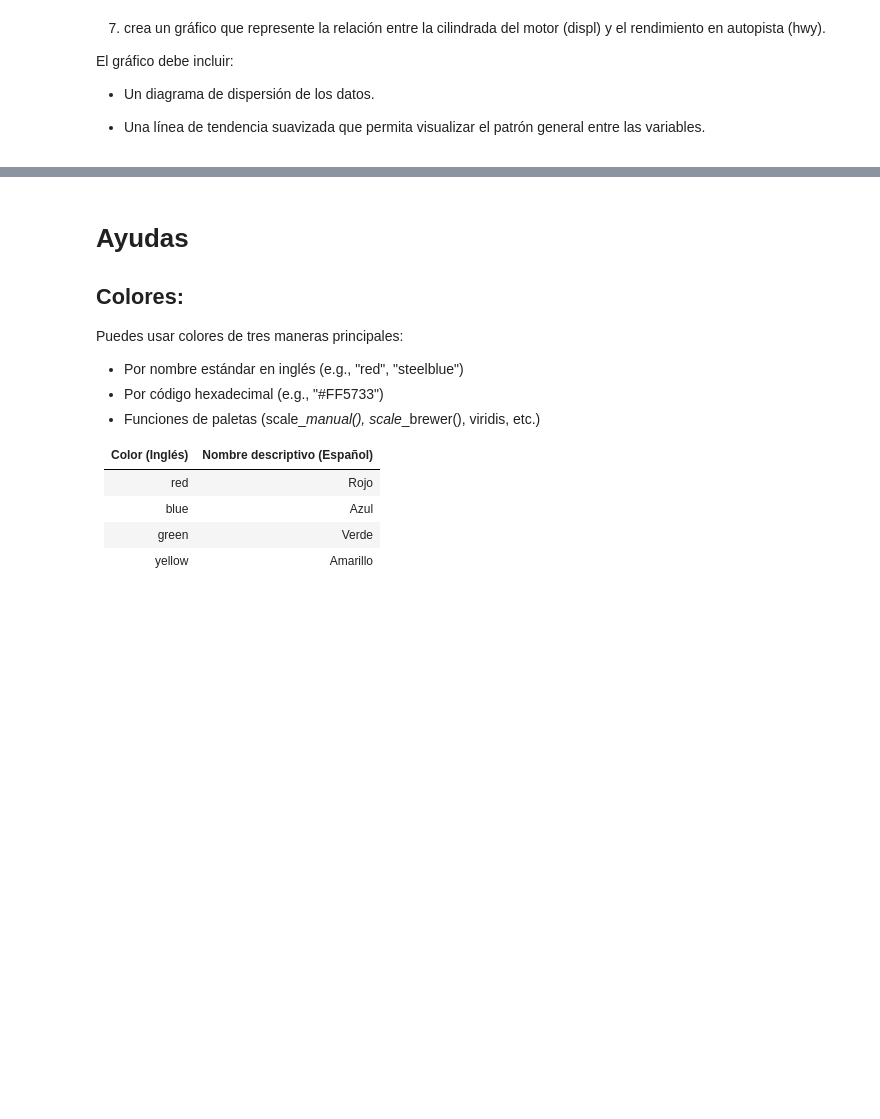
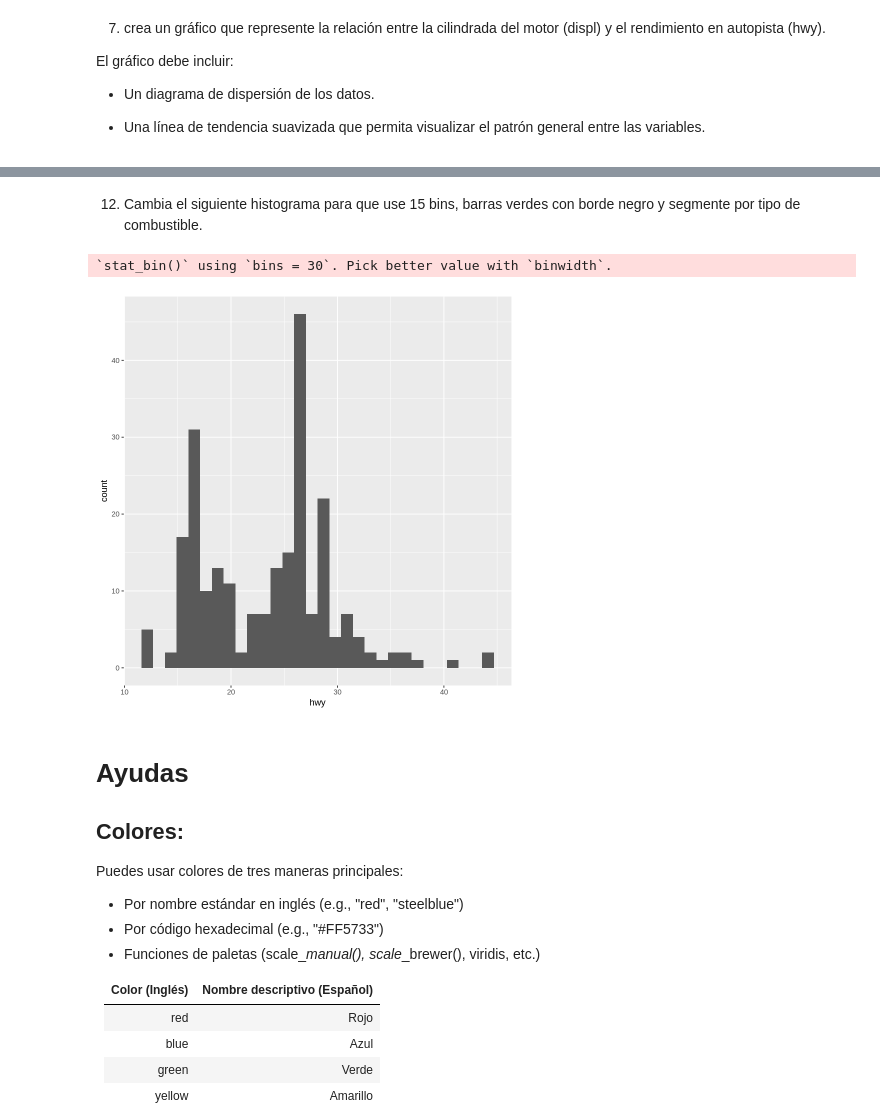
Before and after one commit to ednavivianasegura/ERAP_Curso_R, a Jupyter notebook: ERAP_R_Course_moduloIII.ipynb, the cells around one changed output, grey strips where cells are left out. Saved outputs shown, nothing was run; the diff lists cells and outputs as text; code cells hidden in the pictures; blank space fills up the shorter version.

```diff
--- a/ERAP_R_Course_moduloIII.ipynb
+++ b/ERAP_R_Course_moduloIII.ipynb
@@ -675,3 +701,12 @@ El gráfico debe incluir:
+# %% [markdown]
+12. Cambia el siguiente histograma para que use 15 bins, barras verdes con borde negro y segmente por tipo de combustible.
+# %%
+
+ggplot(mpg, aes(x = hwy)) +
+  geom_histogram()
+# %% [output]
+`stat_bin()` using `bins = 30`. Pick better value with `binwidth`.
+[figure, added]
 # %% [markdown]
 # Ayudas
 
```
Also changed, not shown: parts of 8 cells of this notebook.
